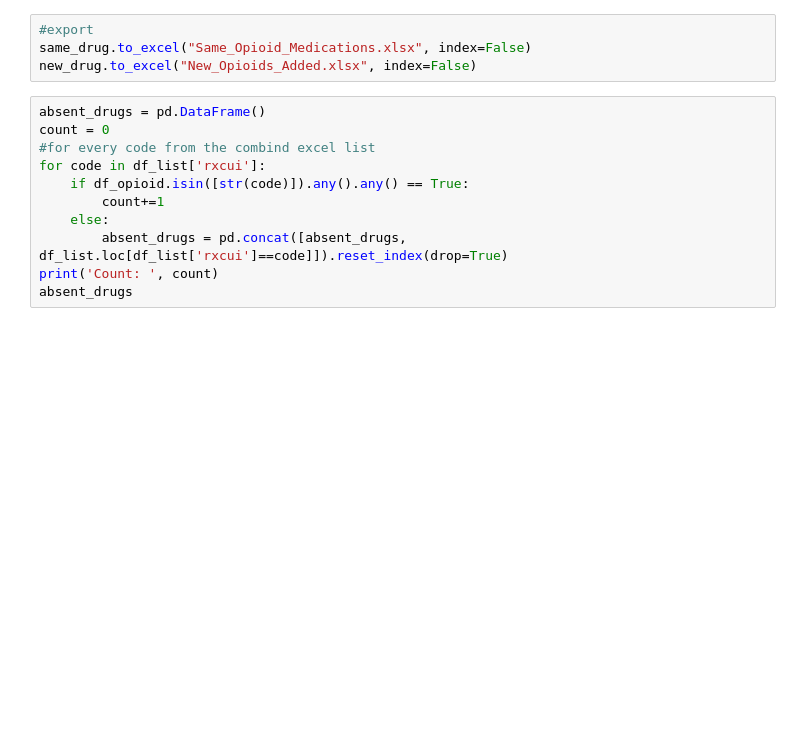
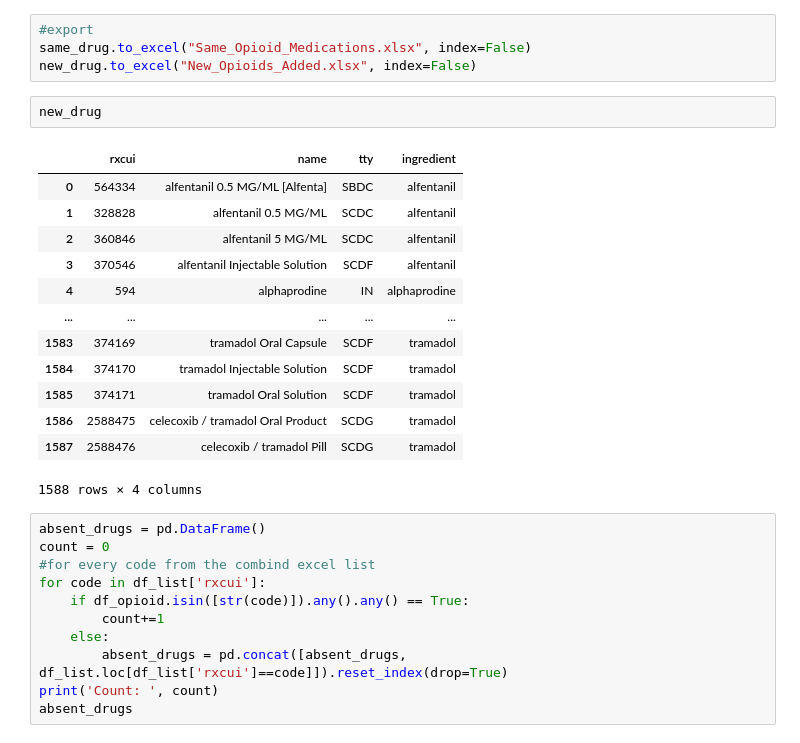
Before and after one commit to danielhmendoza01/Automatic_Code_Sets, a Jupyter notebook: Opioid/Opioid_Query.ipynb, the cells around one changed output. Drawn from its saved outputs; the diff is of its cells as text; blank space fills up the shorter version.

```diff
--- a/Opioid/Opioid_Query.ipynb
+++ b/Opioid/Opioid_Query.ipynb
@@ -182,6 +182,22 @@ New drug count:  1588
 #export
 same_drug.to_excel("Same_Opioid_Medications.xlsx", index=False)
 new_drug.to_excel("New_Opioids_Added.xlsx", index=False)
+# %%
+new_drug
+# %% [output]
+|  | rxcui | name | tty | ingredient |
+| 0 | 564334 | alfentanil 0.5 MG/ML [Alfenta] | SBDC | alfentanil |
+| 1 | 328828 | alfentanil 0.5 MG/ML | SCDC | alfentanil |
+| 2 | 360846 | alfentanil 5 MG/ML | SCDC | alfentanil |
+| 3 | 370546 | alfentanil Injectable Solution | SCDF | alfentanil |
+| 4 | 594 | alphaprodine | IN | alphaprodine |
+| ... | ... | ... | ... | ... |
+| 1583 | 374169 | tramadol Oral Capsule | SCDF | tramadol |
+| 1584 | 374170 | tramadol Injectable Solution | SCDF | tramadol |
+| 1585 | 374171 | tramadol Oral Solution | SCDF | tramadol |
+| 1586 | 2588475 | celecoxib / tramadol Oral Product | SCDG | tramadol |
+| 1587 | 2588476 | celecoxib / tramadol Pill | SCDG | tramadol |
+1588 rows × 4 columns
 # %%
 absent_drugs = pd.DataFrame()
 count = 0
```
Also changed, not shown: 3 other files.
